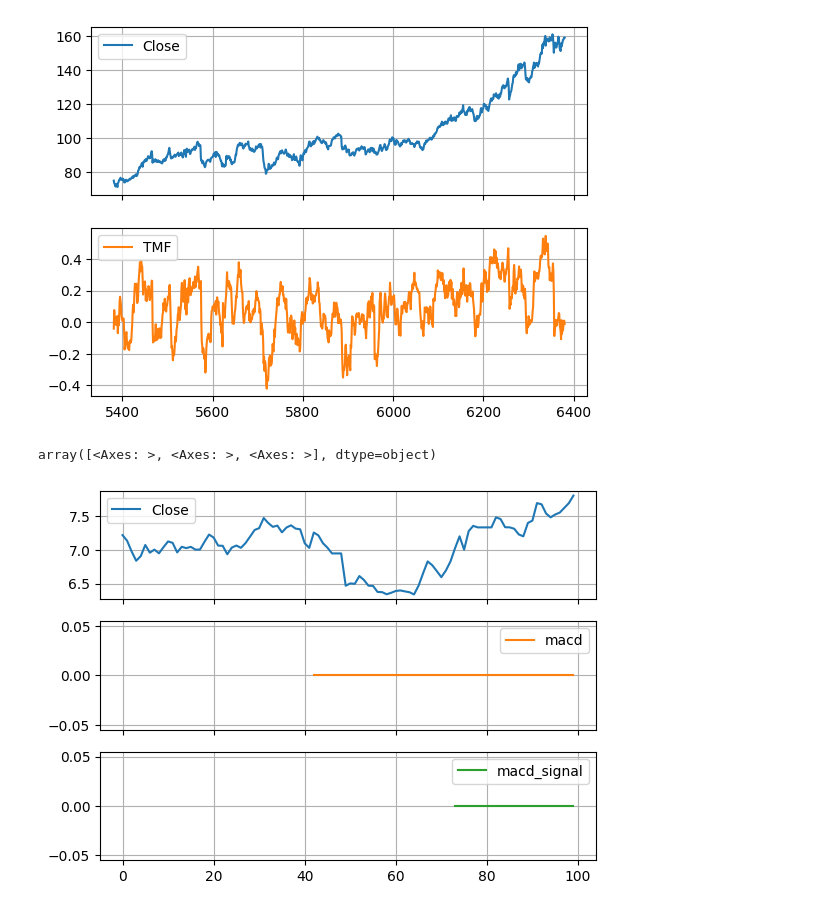
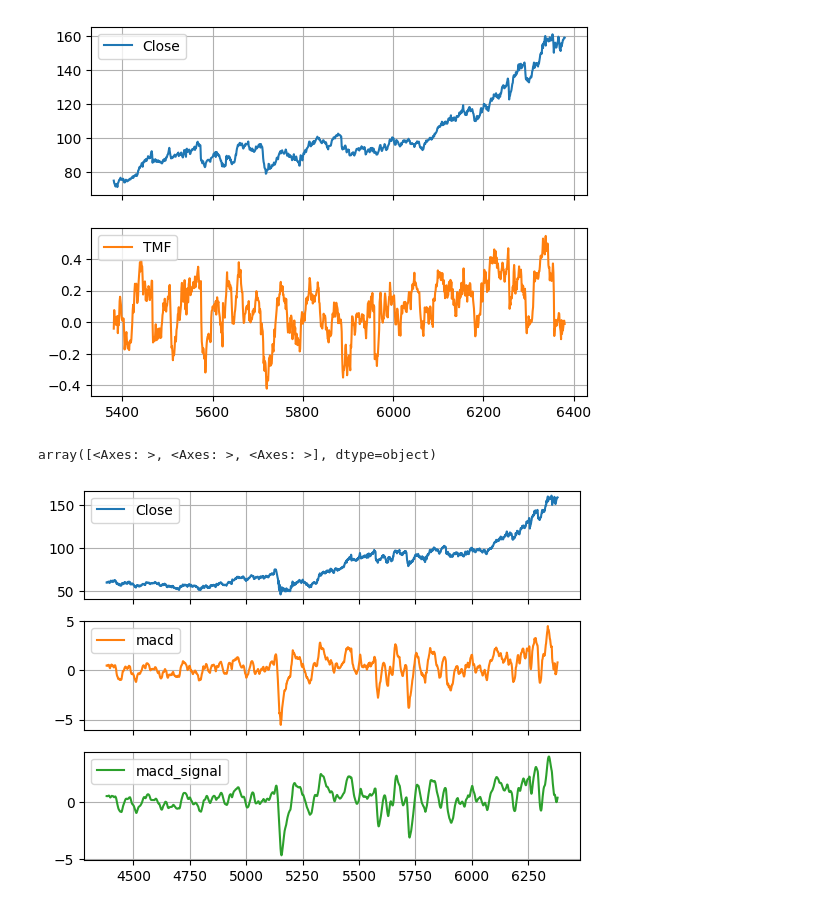
Before and after one commit to sluofoss/streambt, a Jupyter notebook: sandbox/visual.ipynb, the cells around one changed output. Saved outputs shown, nothing was run; the diff lists cells and outputs as text; code cells hidden in the pictures.

Commit message:
fix ema and investigate crash in macd

```diff
--- a/sandbox/visual.ipynb
+++ b/sandbox/visual.ipynb
@@ -16,9 +16,9 @@ array([<Axes: >, <Axes: >], dtype=object)
 [figure]
 # %%
 import pandas as pd
-df = pd.read_csv("/home/sean/Projects/streambt/cba_debug.csv/part-00000-3f5f20f4-606b-42a2-a0d6-38578148d25d-c000.csv")
-focus = df[['Date','Close','macd','macd_signal']].iloc[:100]
+df = pd.read_csv("/home/sean/Projects/streambt/cba_debug.csv/part-00000-91da4ac8-dbc5-4be7-a7a4-f77320b84478-c000.csv")
+focus = df[['Date','Close','macd','macd_signal']].iloc[-2000:]
 focus.plot(grid=True,sharey=False,subplots=True)
 # %% [output]
 array([<Axes: >, <Axes: >, <Axes: >], dtype=object)
-[figure, old version]
+[figure, new version]
```
Also changed, not shown: 1 other file.
